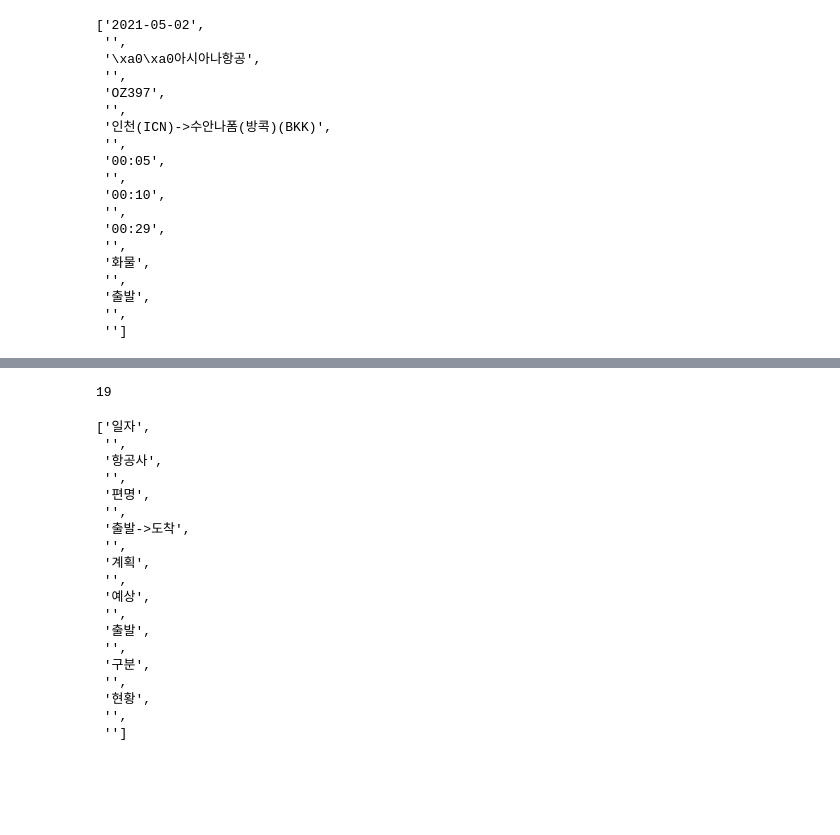
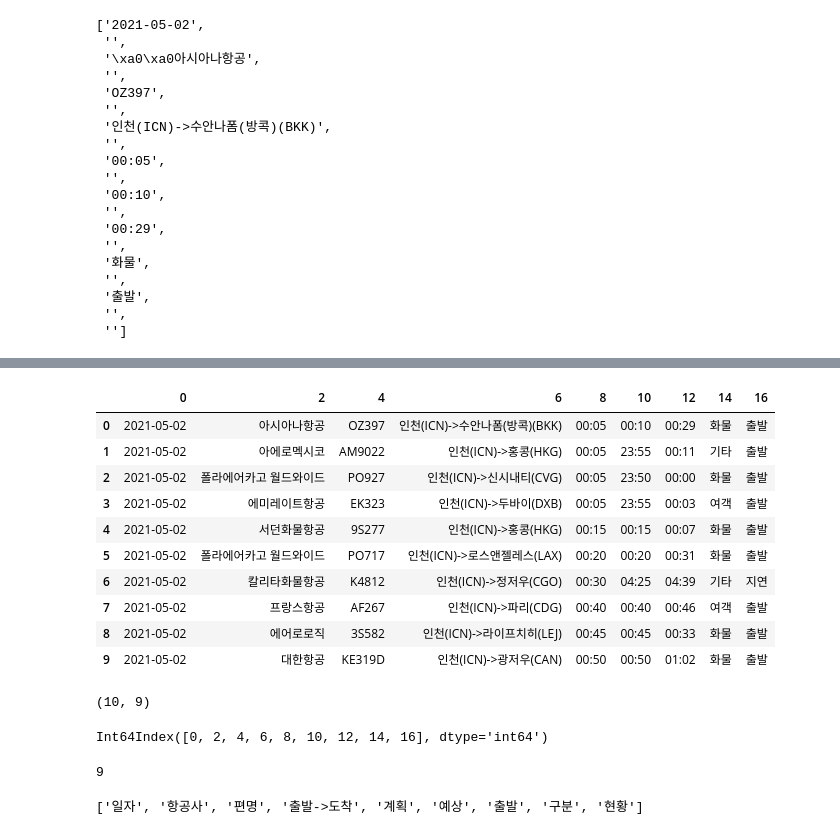
Before and after one commit to corazzon/web_scraping, a Jupyter notebook: 항공기운항정보/항공기실시간운항정보.ipynb, the cells around one changed output, grey strips where cells are left out. Drawn from its saved outputs; the diff is of its cells as text; code cells hidden in the pictures; blank space fills up the shorter version.

```diff
--- a/항공기운항정보/항공기실시간운항정보.ipynb
+++ b/항공기운항정보/항공기실시간운항정보.ipynb
@@ -127,26 +146,31 @@ td_list[0]
+# %%
+df = raw.replace("", np.nan).dropna(axis=1)
+df
+# %% [output]
+|  | 0 | 2 | 4 | 6 | 8 | 10 | 12 | 14 | 16 |
+| 0 | 2021-05-02 | 아시아나항공 | OZ397 | 인천(ICN)->수안나폼(방콕)(BKK) | 00:05 | 00:10 | 00:29 | 화물 | 출발 |
+| 1 | 2021-05-02 | 아에로멕시코 | AM9022 | 인천(ICN)->홍콩(HKG) | 00:05 | 23:55 | 00:11 | 기타 | 출발 |
+| 2 | 2021-05-02 | 폴라에어카고 월드와이드 | PO927 | 인천(ICN)->신시내티(CVG) | 00:05 | 23:50 | 00:00 | 화물 | 출발 |
+| 3 | 2021-05-02 | 에미레이트항공 | EK323 | 인천(ICN)->두바이(DXB) | 00:05 | 23:55 | 00:03 | 여객 | 출발 |
+| 4 | 2021-05-02 | 서던화물항공 | 9S277 | 인천(ICN)->홍콩(HKG) | 00:15 | 00:15 | 00:07 | 화물 | 출발 |
+| 5 | 2021-05-02 | 폴라에어카고 월드와이드 | PO717 | 인천(ICN)->로스앤젤레스(LAX) | 00:20 | 00:20 | 00:31 | 화물 | 출발 |
+| 6 | 2021-05-02 | 칼리타화물항공 | K4812 | 인천(ICN)->정저우(CGO) | 00:30 | 04:25 | 04:39 | 기타 | 지연 |
+| 7 | 2021-05-02 | 프랑스항공 | AF267 | 인천(ICN)->파리(CDG) | 00:40 | 00:40 | 00:46 | 여객 | 출발 |
+| 8 | 2021-05-02 | 에어로로직 | 3S582 | 인천(ICN)->라이프치히(LEJ) | 00:45 | 00:45 | 00:33 | 화물 | 출발 |
+| 9 | 2021-05-02 | 대한항공 | KE319D | 인천(ICN)->광저우(CAN) | 00:50 | 00:50 | 01:02 | 화물 | 출발 |
+# %%
+df.shape
+# %% [output]
+(10, 9)
+# %%
+df.columns
+# %% [output]
+Int64Index([0, 2, 4, 6, 8, 10, 12, 14, 16], dtype='int64')
 # %%
 col_name = table[1].get_text()
-cols = col_name.split("\n")[2:-1]
+cols = col_name.split("\n\n")[1:-1]
 print(len(cols))
 cols
 # %% [output]
-19
+9
-['일자',
- '',
- '항공사',
- '',
- '편명',
- '',
- '출발->도착',
- '',
- '계획',
- '',
- '예상',
- '',
- '출발',
- '',
- '구분',
- '',
- '현황',
- '',
- '']
+['일자', '항공사', '편명', '출발->도착', '계획', '예상', '출발', '구분', '현황']
```
Also changed, not shown: parts of 4 cells of this notebook.
